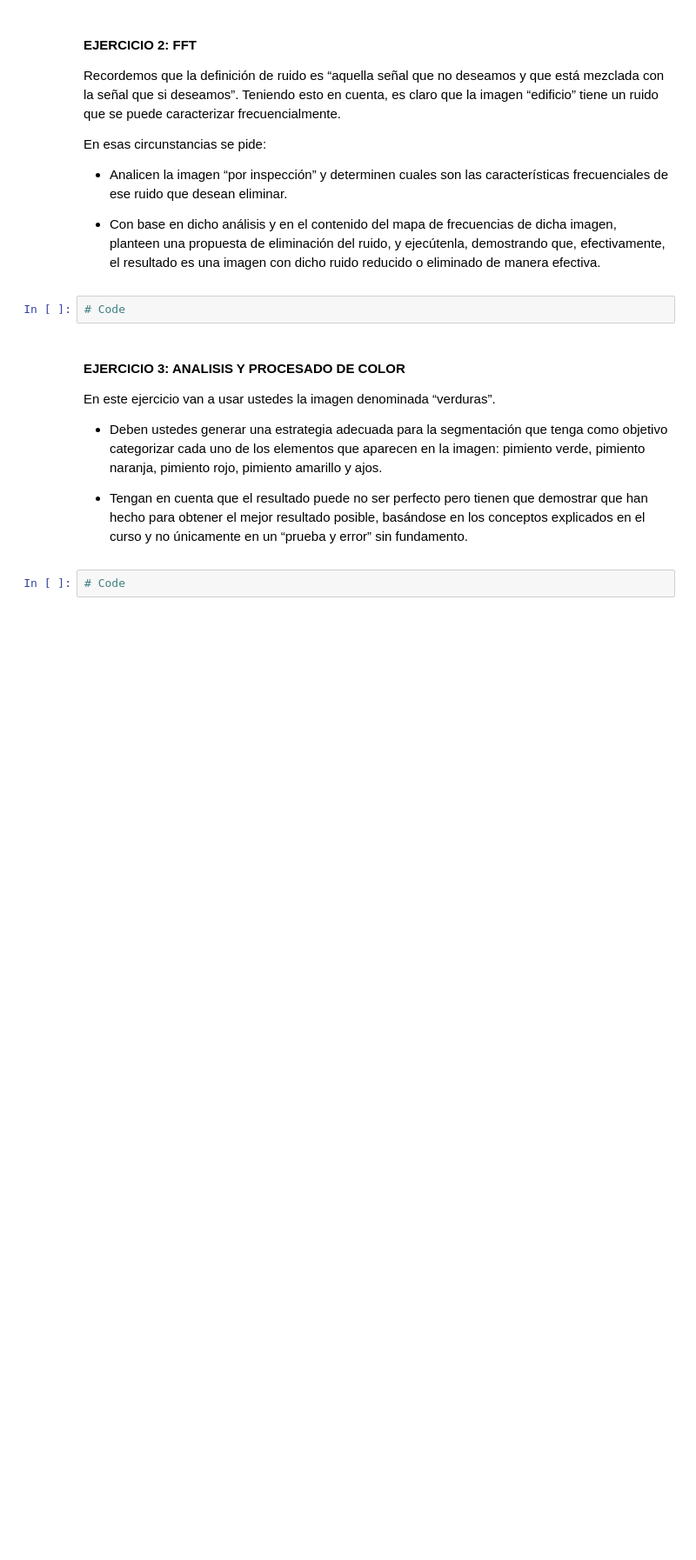
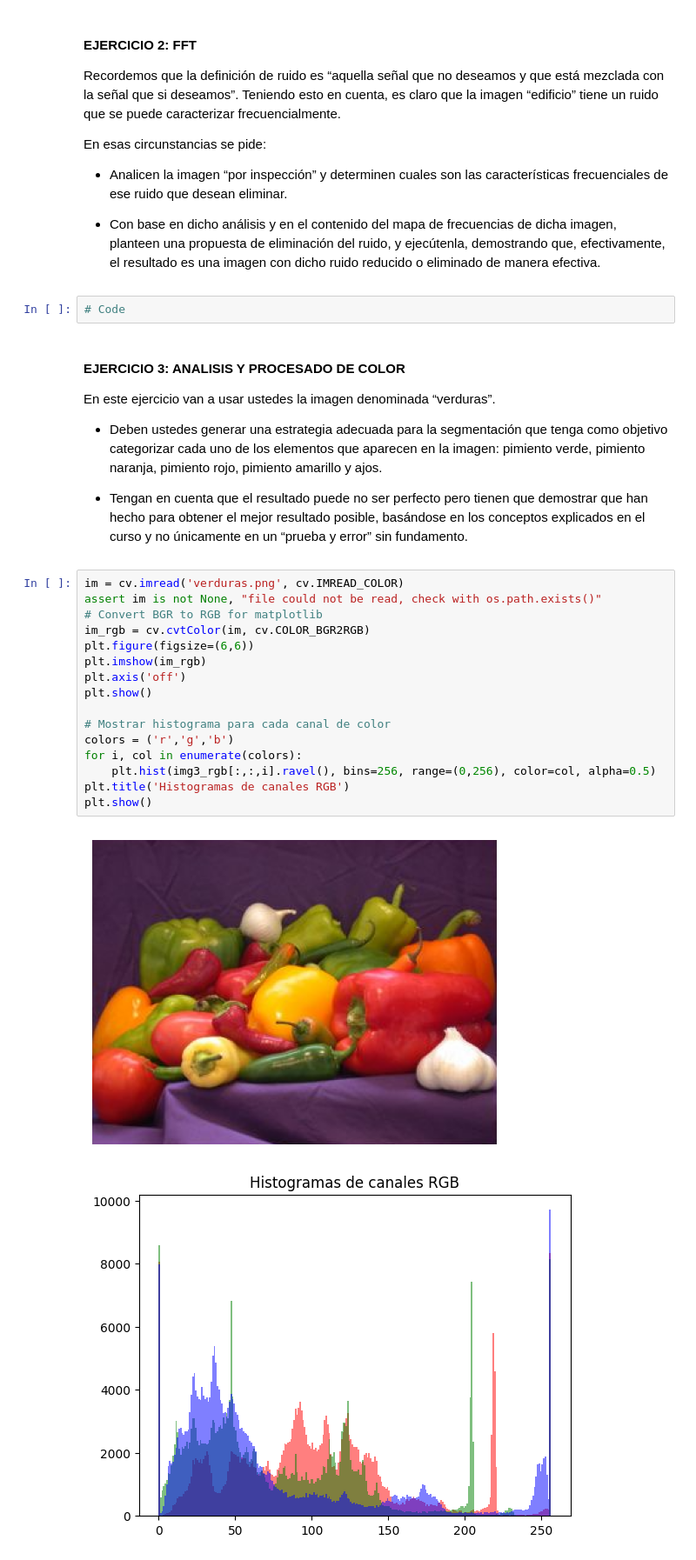
Before and after one commit to KalebG13/Sistemas-de-vision, a Jupyter notebook: Lab_2/Lab_2.ipynb, the cells around one changed output. Shown at 87% size. Cells and saved outputs as stored; diff of their text form; blank space fills up the shorter version.

```diff
--- a/Lab_2/Lab_2.ipynb
+++ b/Lab_2/Lab_2.ipynb
@@ -126,4 +128,21 @@ amarillo y ajos.
 
 * Tengan en cuenta que el resultado puede no ser perfecto pero tienen que demostrar que han hecho para obtener el mejor resultado posible, basándose en los conceptos explicados en el curso y no únicamente en un “prueba y error” sin fundamento.
 # %%
-# Code
+im = cv.imread('verduras.png', cv.IMREAD_COLOR)
+assert im is not None, "file could not be read, check with os.path.exists()"
+# Convert BGR to RGB for matplotlib
+im_rgb = cv.cvtColor(im, cv.COLOR_BGR2RGB)
+plt.figure(figsize=(6,6))
+plt.imshow(im_rgb)
+plt.axis('off')
+plt.show()
+
+# Mostrar histograma para cada canal de color
+colors = ('r','g','b')
+for i, col in enumerate(colors):
+    plt.hist(img3_rgb[:,:,i].ravel(), bins=256, range=(0,256), color=col, alpha=0.5)
+plt.title('Histogramas de canales RGB')
+plt.show()
+# %% [output]
+[figure, added]
+[figure, added]
```
Also changed, not shown: parts of 2 cells of this notebook.
